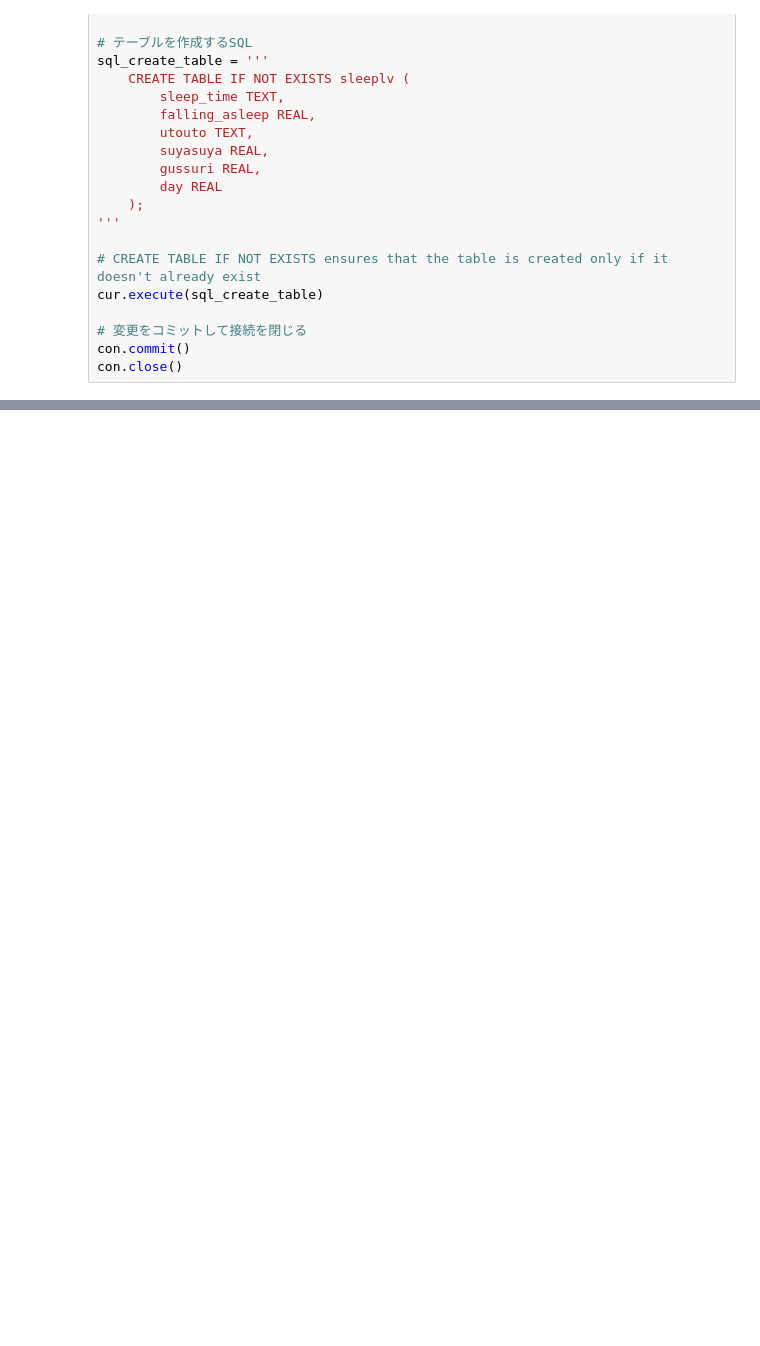
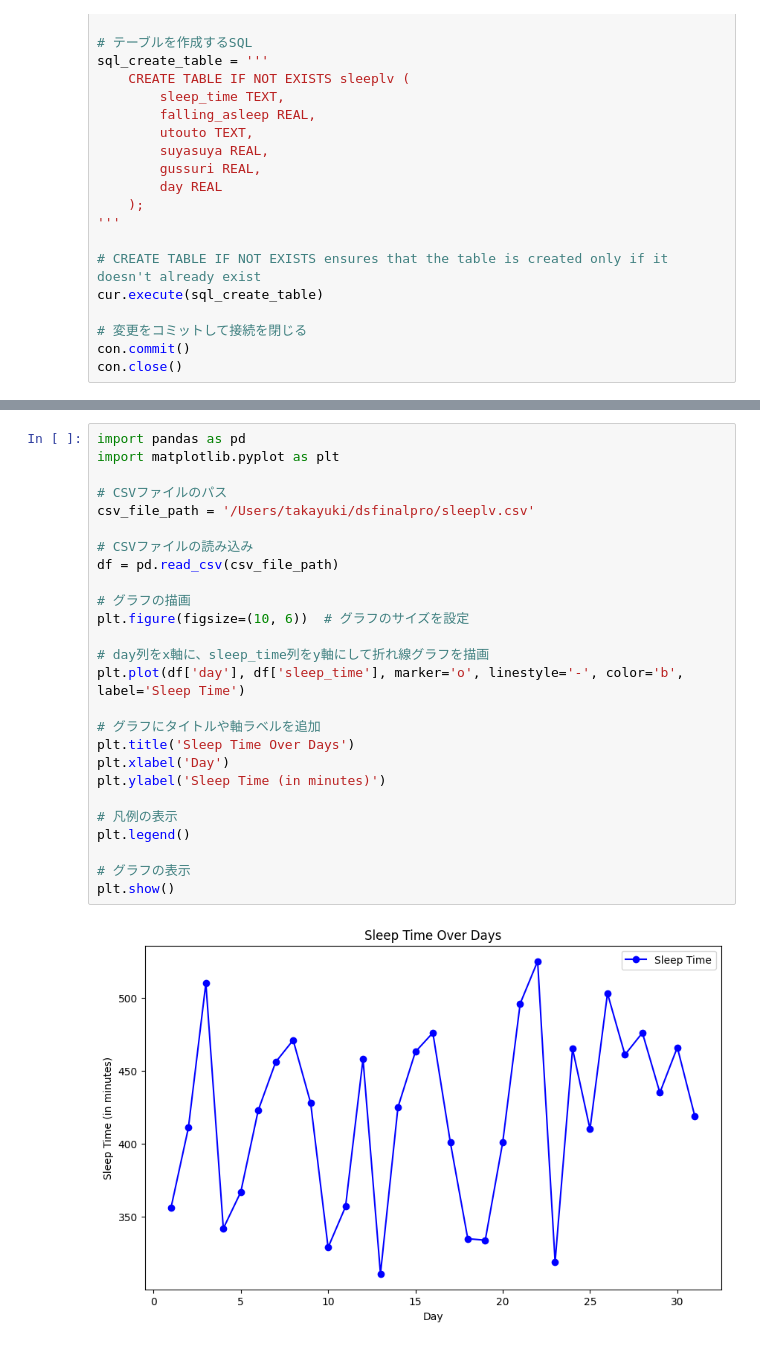
Before and after one commit to takaaaaaayuki/dsfinalpro, a Jupyter notebook: sleep_lv2.ipynb, the cells around one changed output, grey strips where cells are left out. Cells and saved outputs as stored; diff of their text form; blank space fills up the shorter version.

```diff
--- a/sleep_lv2.ipynb
+++ b/sleep_lv2.ipynb
@@ -248,0 +269,28 @@ con.close()
+# %%
+import pandas as pd
+import matplotlib.pyplot as plt
+
+# CSVファイルのパス
+csv_file_path = '/Users/takayuki/dsfinalpro/sleeplv.csv'
+
+# CSVファイルの読み込み
+df = pd.read_csv(csv_file_path)
+
+# グラフの描画
+plt.figure(figsize=(10, 6))  # グラフのサイズを設定
+
+# day列をx軸に、sleep_time列をy軸にして折れ線グラフを描画
+plt.plot(df['day'], df['sleep_time'], marker='o', linestyle='-', color='b', label='Sleep Time')
+
+# グラフにタイトルや軸ラベルを追加
+plt.title('Sleep Time Over Days')
+plt.xlabel('Day')
+plt.ylabel('Sleep Time (in minutes)')
+
+# 凡例の表示
+plt.legend()
+
+# グラフの表示
+plt.show()
+# %% [output]
+[figure, added]
```
Also changed, not shown: parts of 2 cells of this notebook.
